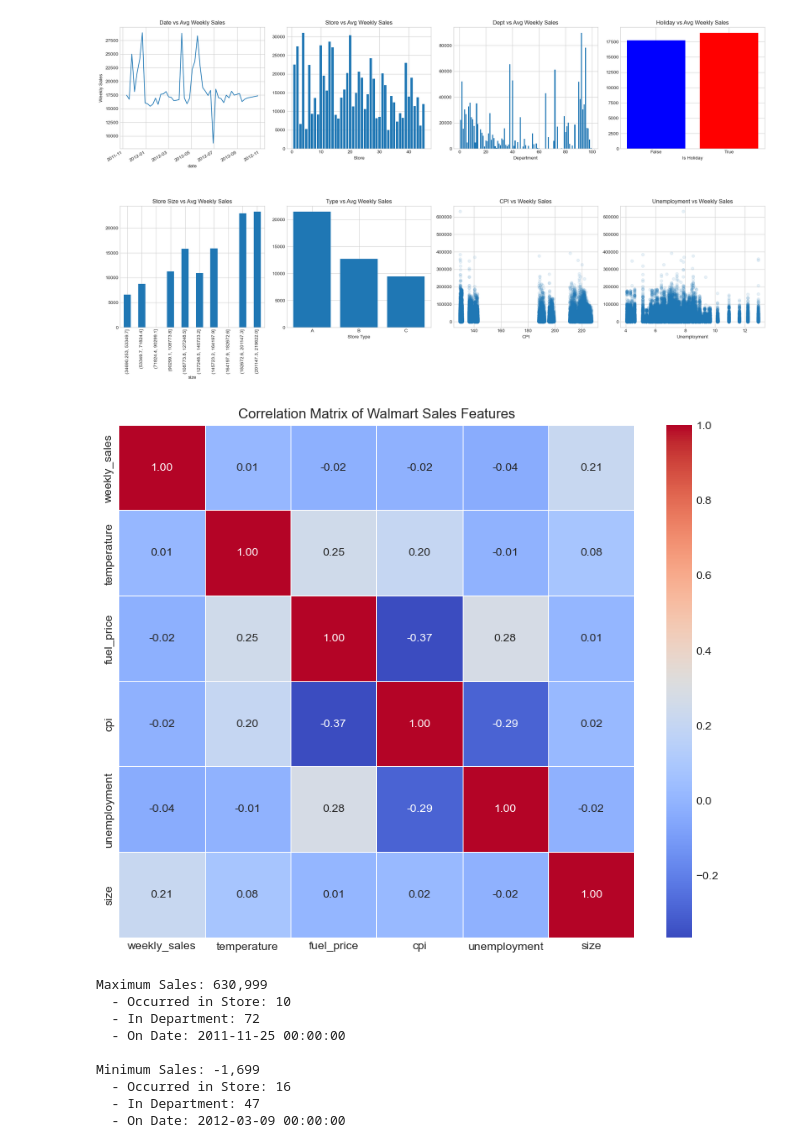
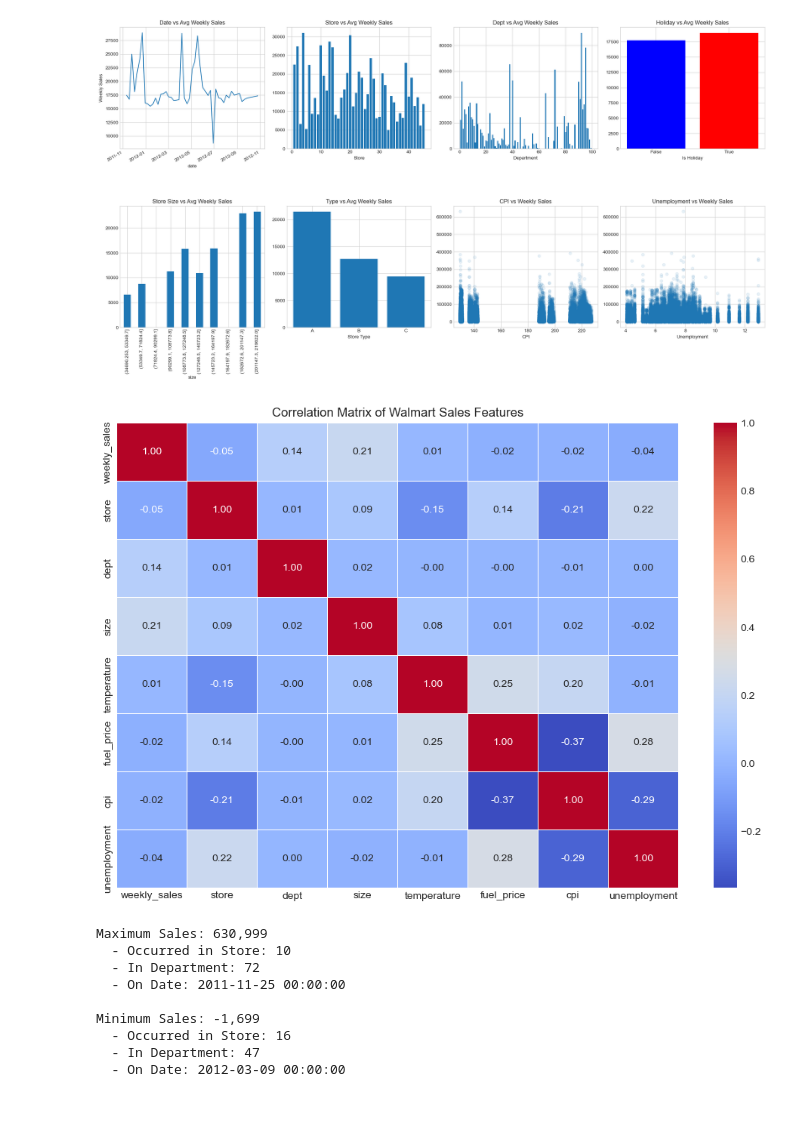
Before and after one commit to RedSamurai07/Demand-Forecasting-at-Scale, a Jupyter notebook: demand_forecast.ipynb, the cells around one changed output. Cells and saved outputs as stored; diff of their text form; code cells hidden in the pictures; blank space fills up the shorter version.

```diff
--- a/demand_forecast.ipynb
+++ b/demand_forecast.ipynb
@@ -221,16 +221,16 @@ plt.show()
 [figure]
 # %%
 # 1. Select only numerical columns for correlation
-numerical_cols = ['weekly_sales', 'temperature', 'fuel_price', 'cpi', 'unemployment', 'size']
+numerical_cols = ['weekly_sales', 'store', 'dept','size','temperature', 'fuel_price', 'cpi', 'unemployment']
 corr_matrix = data[numerical_cols].corr()
 
 # 2. Draw the heatmap
-plt.figure(figsize=(10, 8))
+plt.figure(figsize=(12, 8))
 sns.heatmap(corr_matrix, annot=True, cmap='coolwarm', fmt=".2f", linewidths=0.5)
 plt.title('Correlation Matrix of Walmart Sales Features')
 plt.show()
 # %% [output]
-[figure, old version]
+[figure, new version]
 # %%
 data.groupby(["store", "dept"])["weekly_sales"].plot(legend=False, figsize=(12, 6))
 # To Find the row with the global Minimum & Maximum sales
```
